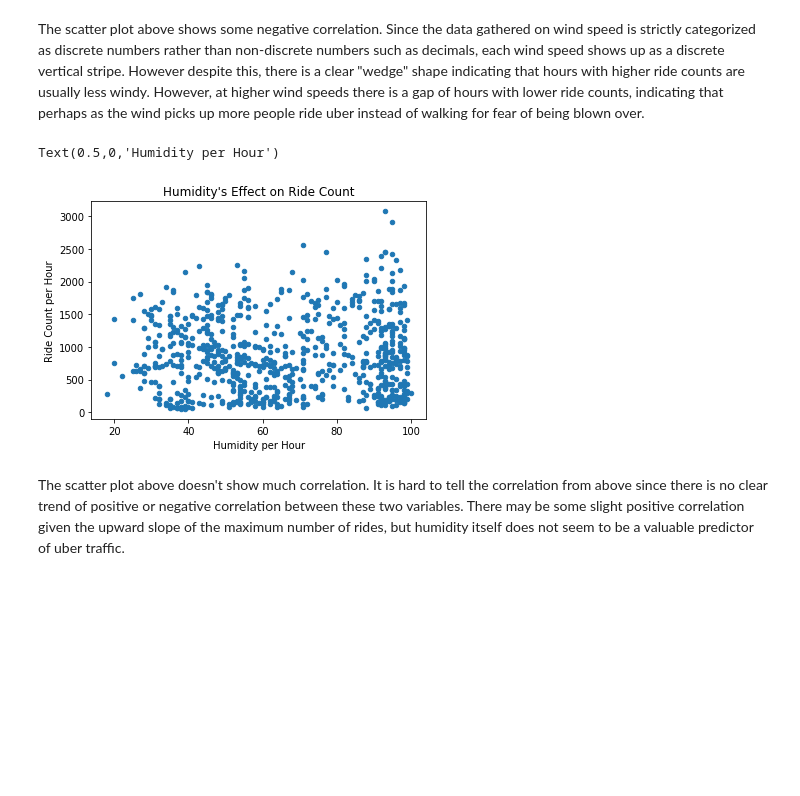
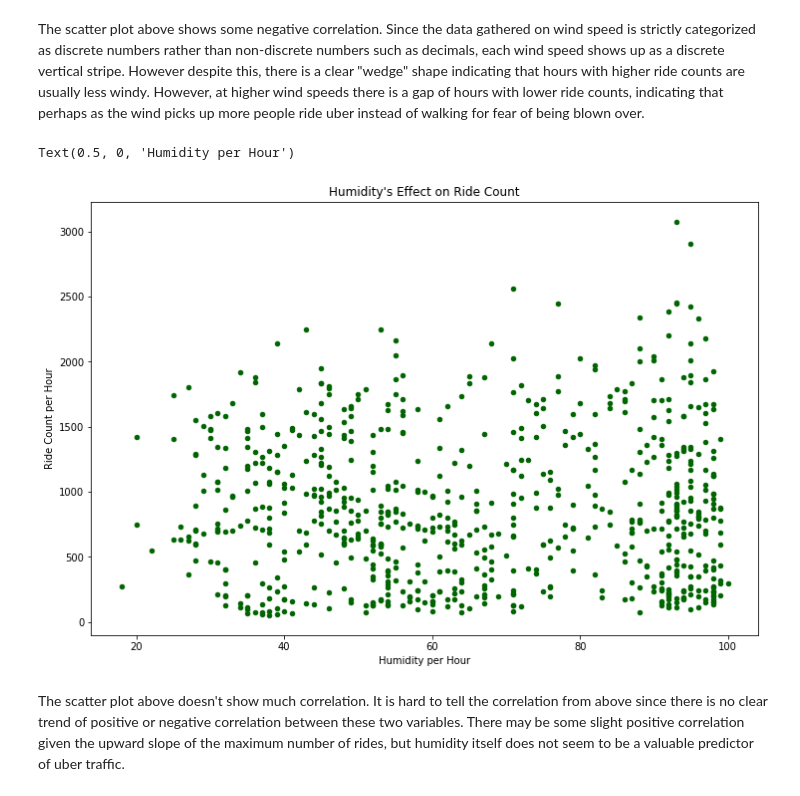
Before and after one commit to zil011/COGS108_Final_Project, a Jupyter notebook: FinalProject.ipynb, the cells around one changed output. Saved outputs shown, nothing was run; the diff lists cells and outputs as text; code cells hidden in the pictures; blank space fills up the shorter version.

Commit message:
made earlier scatterplots prettier

```diff
--- a/FinalProject.ipynb
+++ b/FinalProject.ipynb
@@ -435,14 +441,17 @@ Text(0.5,0,'Wind Speed per Hour')
 # %% [markdown]
 The scatter plot above shows some negative correlation. Since the data gathered on wind speed is strictly categorized as discrete numbers rather than non-discrete numbers such as decimals, each wind speed shows up as a discrete vertical stripe. However despite this, there is a clear "wedge" shape indicating that hours with higher ride counts are usually less windy. However, at higher wind speeds there is a gap of hours with lower ride counts, indicating that perhaps as the wind picks up more people ride uber instead of walking for fear of being blown over.
 # %%
-df.plot.scatter('humidity','ride_count')
+df.plot.scatter('humidity','ride_count', color="darkgreen",
+                                                            linestyle='None',
+                                                            figsize=(12, 8),
+                                                            subplots=True)
 ax=plt.gca()
 ax.set_title('Humidity\'s Effect on Ride Count')
 ax.set_ylabel('Ride Count per Hour')
 ax.set_xlabel('Humidity per Hour')
 # %% [output]
-Text(0.5,0,'Humidity per Hour')
+Text(0.5, 0, 'Humidity per Hour')
-[figure, old version]
+[figure, new version]
 # %% [markdown]
 The scatter plot above doesn't show much correlation. It is hard to tell the correlation from above since there is no clear trend of positive or negative correlation between these two variables. There may be some slight positive correlation given the upward slope of the maximum number of rides, but humidity itself does not seem to be a valuable predictor of uber traffic.
 # %%
```
Also changed, not shown: parts of 6 cells of this notebook.
